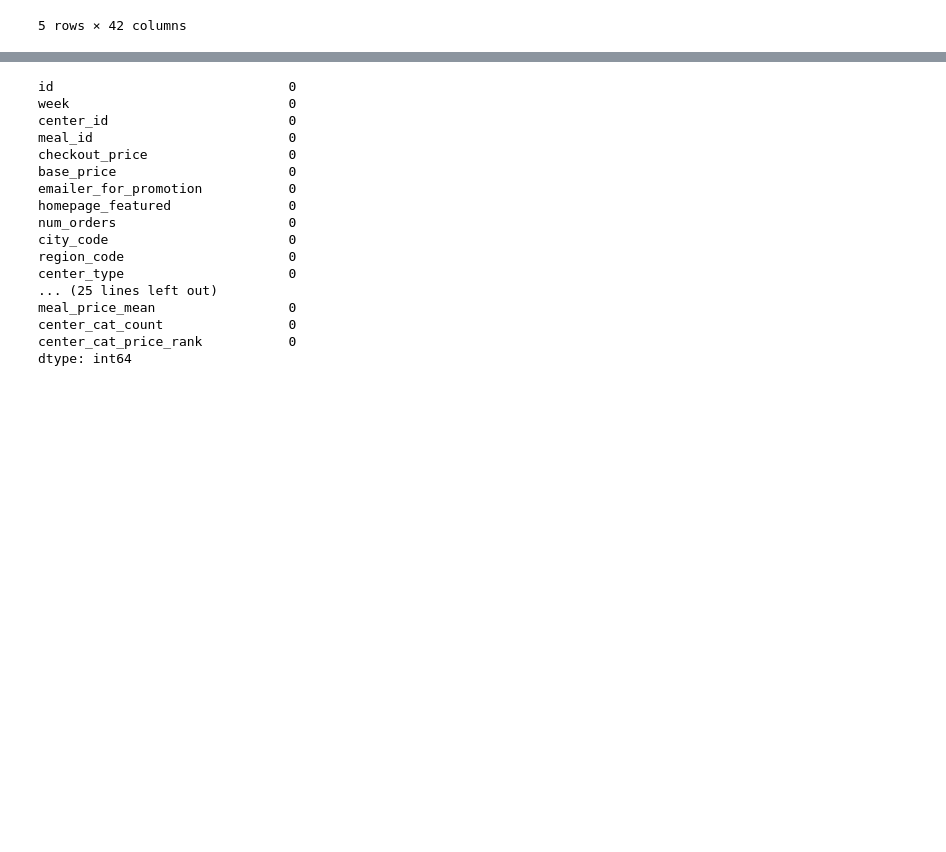
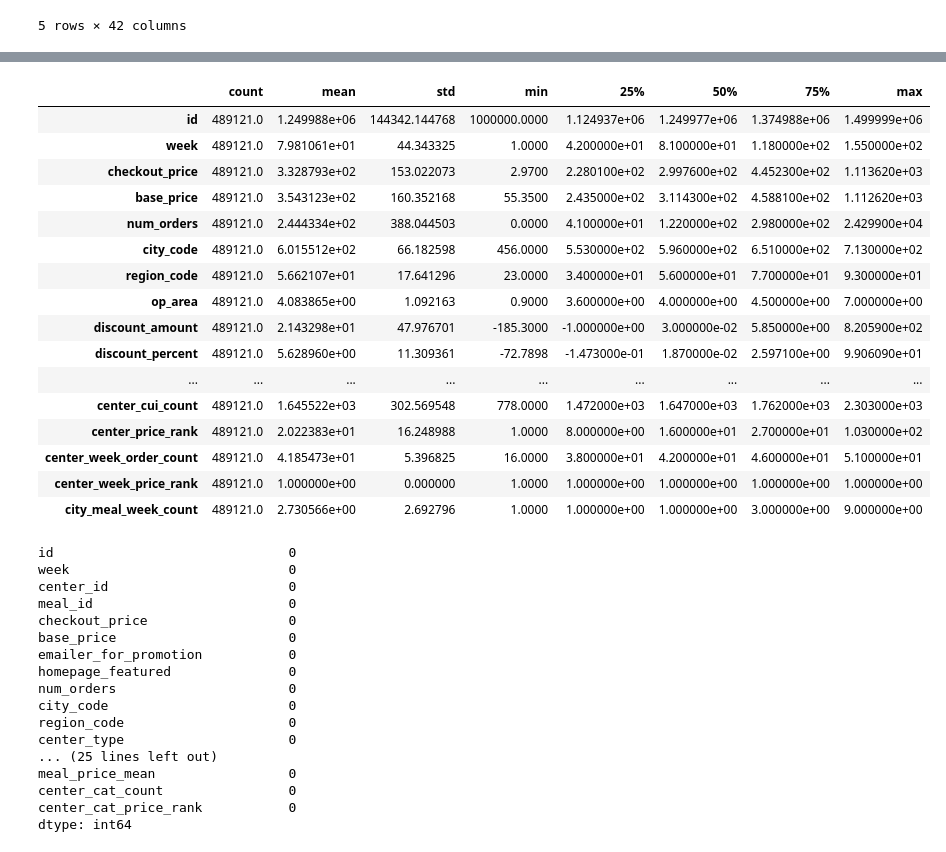
Before and after one commit to snarula31/End-to-end-Food-Demand-Prediction, a Jupyter notebook: notebook/Food_Demand_forecasting.ipynb, the cells around one changed output, grey strips where cells are left out. Drawn from its saved outputs; the diff is of its cells as text; code cells hidden in the pictures; blank space fills up the shorter version.

```diff
--- a/notebook/Food_Demand_forecasting.ipynb
+++ b/notebook/Food_Demand_forecasting.ipynb
@@ -1404,0 +1601,4 @@ datay[datay['center_id'] == 10]
+# %%
+# meal_week_count: a total count of a certain meal sold in the given week.
+datay['meal_week_count'] = datay.groupby(['meal_id','week'])['num_orders'].transform('count')
+datay['meal_week_count'].value_counts()
@@ -1404,0 +1619,4 @@ datay[datay['center_id'] == 10]
+# %%
+# meal_week_price_rank: rank of price of a particular meal in a particular week.
+datay['meal_week_price_rank'] = datay.groupby(['meal_id','week'])['base_price'].rank(method='dense').astype('int64')
+datay['meal_week_price_rank'].value_counts()
@@ -1404,0 +1637,4 @@ datay[datay['center_id'] == 10]
+# %%
+# region_meal_count: a region’s total sales of a particular meal.
+datay['region_meal_count'] = datay.groupby(['region_code','meal_id'])['num_orders'].transform('count')
+datay['region_meal_count'].value_counts()
@@ -1404,0 +1671,4 @@ datay[datay['center_id'] == 10]
+# %%
+# region_meal_week_count: the total number of a specific meal sold in a region during a specific week.
+datay['region_meal_week_count'] = datay.groupby(['region_code','week'])['meal_id'].transform('count')
+datay.head(10)
@@ -1405,3 +1704,23 @@ datay[datay['center_id'] == 10]
+# %%
+datay.describe().transpose()
+# %% [output]
+|  | count | mean | std | min | 25% | 50% | 75% | max |
+| id | 489121.0 | 1.249988e+06 | 144342.144768 | 1000000.0000 | 1.124937e+06 | 1.249977e+06 | 1.374988e+06 | 1.499999e+06 |
+| week | 489121.0 | 7.981061e+01 | 44.343325 | 1.0000 | 4.200000e+01 | 8.100000e+01 | 1.180000e+02 | 1.550000e+02 |
+| checkout_price | 489121.0 | 3.328793e+02 | 153.022073 | 2.9700 | 2.280100e+02 | 2.997600e+02 | 4.452300e+02 | 1.113620e+03 |
+| base_price | 489121.0 | 3.543123e+02 | 160.352168 | 55.3500 | 2.435000e+02 | 3.114300e+02 | 4.588100e+02 | 1.112620e+03 |
+| num_orders | 489121.0 | 2.444334e+02 | 388.044503 | 0.0000 | 4.100000e+01 | 1.220000e+02 | 2.980000e+02 | 2.429900e+04 |
+| city_code | 489121.0 | 6.015512e+02 | 66.182598 | 456.0000 | 5.530000e+02 | 5.960000e+02 | 6.510000e+02 | 7.130000e+02 |
+| region_code | 489121.0 | 5.662107e+01 | 17.641296 | 23.0000 | 3.400000e+01 | 5.600000e+01 | 7.700000e+01 | 9.300000e+01 |
+| op_area | 489121.0 | 4.083865e+00 | 1.092163 | 0.9000 | 3.600000e+00 | 4.000000e+00 | 4.500000e+00 | 7.000000e+00 |
+| discount_amount | 489121.0 | 2.143298e+01 | 47.976701 | -185.3000 | -1.000000e+00 | 3.000000e-02 | 5.850000e+00 | 8.205900e+02 |
+| discount_percent | 489121.0 | 5.628960e+00 | 11.309361 | -72.7898 | -1.473000e-01 | 1.870000e-02 | 2.597100e+00 | 9.906090e+01 |
+| ... | ... | ... | ... | ... | ... | ... | ... | ... |
+| center_cui_count | 489121.0 | 1.645522e+03 | 302.569548 | 778.0000 | 1.472000e+03 | 1.647000e+03 | 1.762000e+03 | 2.303000e+03 |
+| center_price_rank | 489121.0 | 2.022383e+01 | 16.248988 | 1.0000 | 8.000000e+00 | 1.600000e+01 | 2.700000e+01 | 1.030000e+02 |
+| center_week_order_count | 489121.0 | 4.185473e+01 | 5.396825 | 16.0000 | 3.800000e+01 | 4.200000e+01 | 4.600000e+01 | 5.100000e+01 |
+| center_week_price_rank | 489121.0 | 1.000000e+00 | 0.000000 | 1.0000 | 1.000000e+00 | 1.000000e+00 | 1.000000e+00 | 1.000000e+00 |
+| city_meal_week_count | 489121.0 | 2.730566e+00 | 2.692796 | 1.0000 | 1.000000e+00 | 1.000000e+00 | 3.000000e+00 | 9.000000e+00 |
 # %%
 datay.isnull().sum()
 # %% [output]
```
Also changed, not shown: parts of 26 cells of this notebook, 12 other files.
